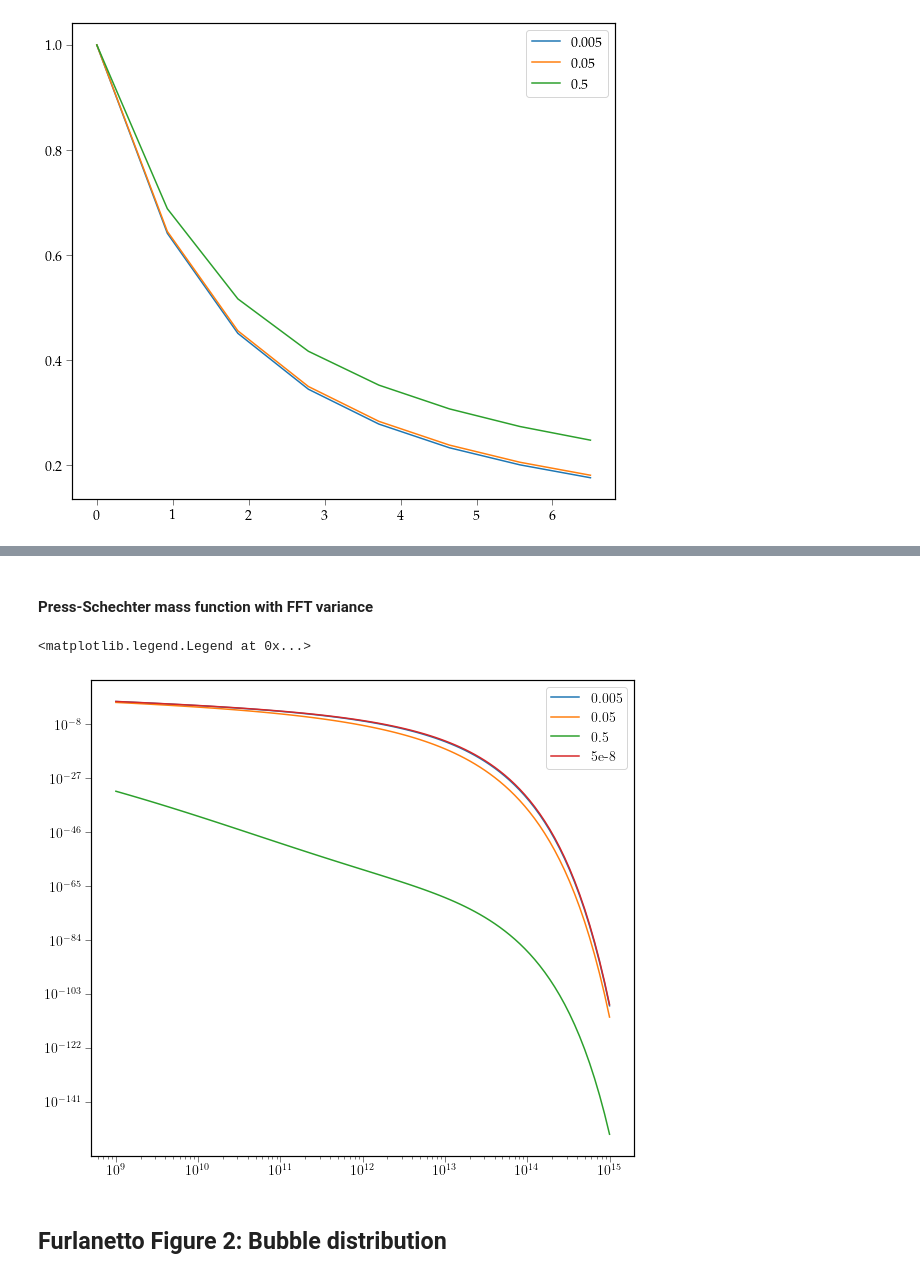
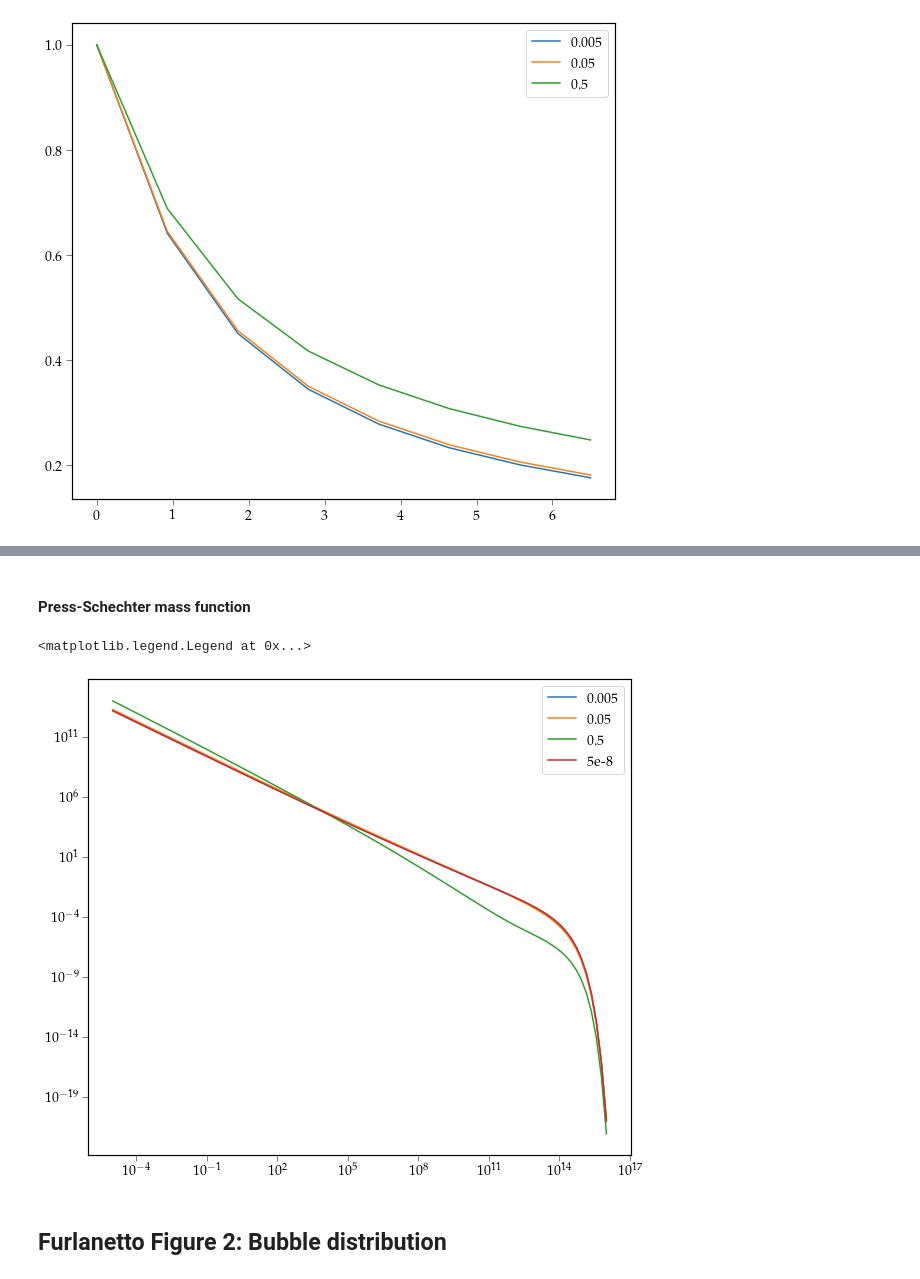
Before and after one commit to emeln/Thesis, a Jupyter notebook: axion_kSZ_source/notebooks/bubble_notebook.ipynb, the cells around one changed output, grey strips where cells are left out. Cells and saved outputs as stored; diff of their text form; code cells hidden in the pictures.

```diff
--- a/axion_kSZ_source/notebooks/bubble_notebook.ipynb
+++ b/axion_kSZ_source/notebooks/bubble_notebook.ipynb
@@ -490,16 +519,16 @@ print(sigmaInt[2](m_vals,z))
 # %% [markdown]
-#### Press-Schechter mass function with FFT variance
+#### Press-Schechter mass function
 # %%
-m_vals = np.logspace(9,15,100)
-z = 6
+m_vals = np.logspace(-5,16,100)
+z = 0
 plt.loglog(m_vals,pressSchechterFFT[0](m_vals,z),label='0.005')
 plt.loglog(m_vals,pressSchechterFFT[1](m_vals,z),label='0.05')
 plt.loglog(m_vals,pressSchechterFFT[2](m_vals,z),label='0.5')
 plt.loglog(m_vals,pressSchechterFFT[3](m_vals,z),label='5e-8')
 plt.legend()
 # %% [output]
 <matplotlib.legend.Legend at 0x...>
-[figure, old version]
+[figure, new version]
 # %% [markdown]
 ## Furlanetto Figure 2: Bubble distribution
 # %% [markdown]
```
Also changed, not shown: parts of 37 cells of this notebook, 38 other files.
